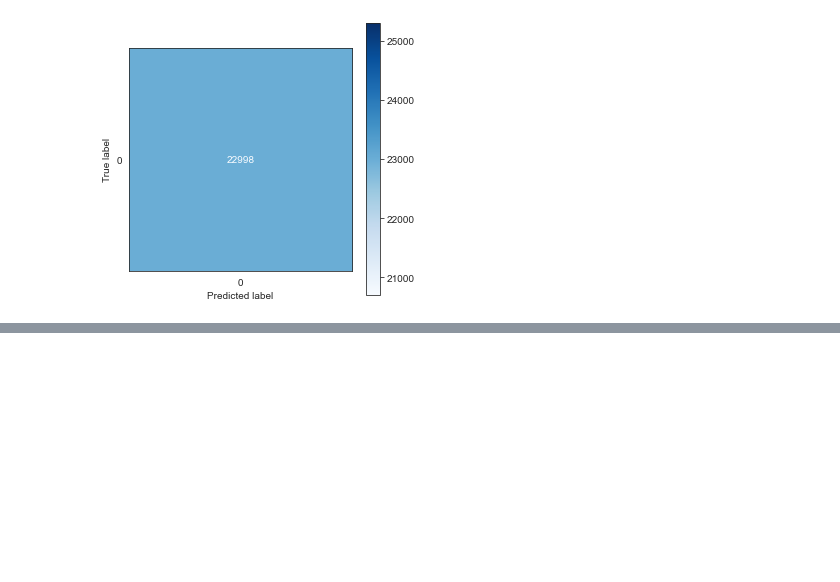
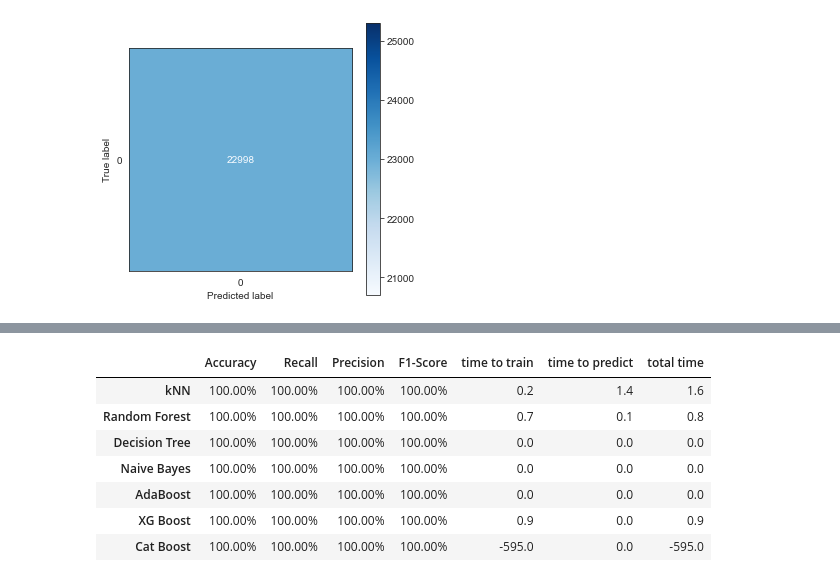
Before and after one commit to digitalhemanth/Data-Science, a Jupyter notebook: Scikit Learn/Sample_ds_with_spark.ipynb, the cells around one changed output, grey strips where cells are left out. Cells and saved outputs as stored; diff of their text form; code cells hidden in the pictures; blank space fills up the shorter version.

```diff
--- a/Scikit Learn/Sample_ds_with_spark.ipynb
+++ b/Scikit Learn/Sample_ds_with_spark.ipynb
@@ -491,0 +572,8 @@ plt.show()
+# %%
+%%time
+from xgboost import XGBClassifier
+start = time.time()
+model6 =  XGBClassifier(n_estimators=100, learning_rate=1.0, random_state=0).fit(X_train,y_train)
+end_train = time.time()
+y_predictions = model6.predict(X_test) # These are the predictions from the test data.
+end_predict = time.time()
@@ -491,0 +613,8 @@ plt.show()
+# %%
+%%time
+from catboost import CatBoostClassifier
+start = time.time()
+model7 = CatBoostClassifier(iterations=100).fit(X_train,y_train)
+end_train = time.time()
+y_predictions = model7.predict(X_test) # These are the predictions from the test data.
+end_predict = time.time()
@@ -491,0 +623,14 @@ plt.show()
+# %%
+accuracy =accuracy_score(y_test, y_predictions)
+recall = recall_score(y_test, y_predictions, average='weighted')
+precision = precision_score(y_test, y_predictions, average='weighted')
+f1s = f1_score(y_test, y_predictions, average='weighted')
+
+print("Accuracy: "+ "{:.2%}".format(accuracy))
+print("Recall: "+ "{:.2%}".format(recall))
+print("Precision: "+ "{:.2%}".format(precision))
+print("F1-Score: "+ "{:.2%}".format(f1s))
+print("time to train: "+ "{:.2f}".format(end_train-start)+" s")
+print("time to predict: "+"{:.2f}".format(end_predict-end_train)+" s")
+print("total: "+"{:.2f}".format(end_predict-start)+" s")
+model_performance.loc['Cat Boost'] = [accuracy, recall, precision, f1s,end_train-start,end_predict-end_train,end_predict-start]
@@ -491,0 +654,20 @@ plt.show()
+# %%
+from sklearn.feature_selection import mutual_info_classif
+model_performance.fillna(.90,inplace=True)
+model_performance.style.background_gradient(cmap='coolwarm').format({'Accuracy': '{:.2%}',
+                                                                     'Precision': '{:.2%}',
+                                                                     'Recall': '{:.2%}',
+                                                                     'F1-Score': '{:.2%}',
+                                                                     'time to train':'{:.1f}',
+                                                                     'time to predict':'{:.1f}',
+                                                                     'total time':'{:.1f}',
+                                                                     })
+# %% [output]
+|  | Accuracy | Recall | Precision | F1-Score | time to train | time to predict | total time |
+| kNN | 100.00% | 100.00% | 100.00% | 100.00% | 0.2 | 1.4 | 1.6 |
+| Random Forest | 100.00% | 100.00% | 100.00% | 100.00% | 0.7 | 0.1 | 0.8 |
+| Decision Tree | 100.00% | 100.00% | 100.00% | 100.00% | 0.0 | 0.0 | 0.0 |
+| Naive Bayes | 100.00% | 100.00% | 100.00% | 100.00% | 0.0 | 0.0 | 0.0 |
+| AdaBoost | 100.00% | 100.00% | 100.00% | 100.00% | 0.0 | 0.0 | 0.0 |
+| XG Boost | 100.00% | 100.00% | 100.00% | 100.00% | 0.9 | 0.0 | 0.9 |
+| Cat Boost | 100.00% | 100.00% | 100.00% | 100.00% | -595.0 | 0.0 | -595.0 |
```
Also changed, not shown: parts of 16 cells of this notebook.
